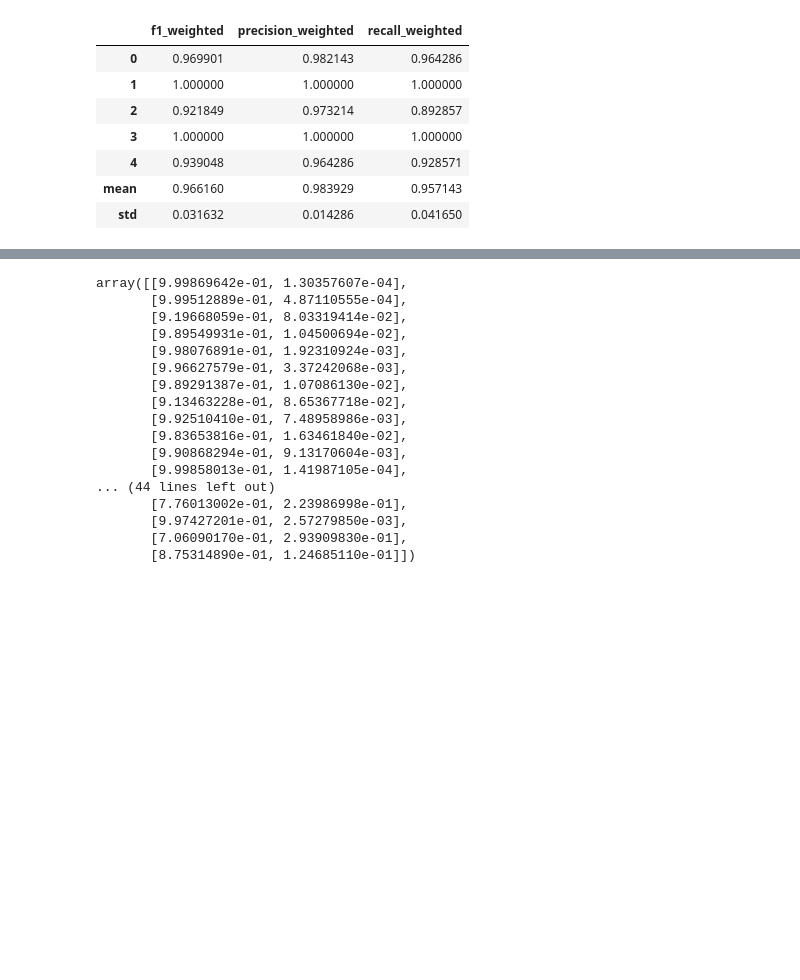
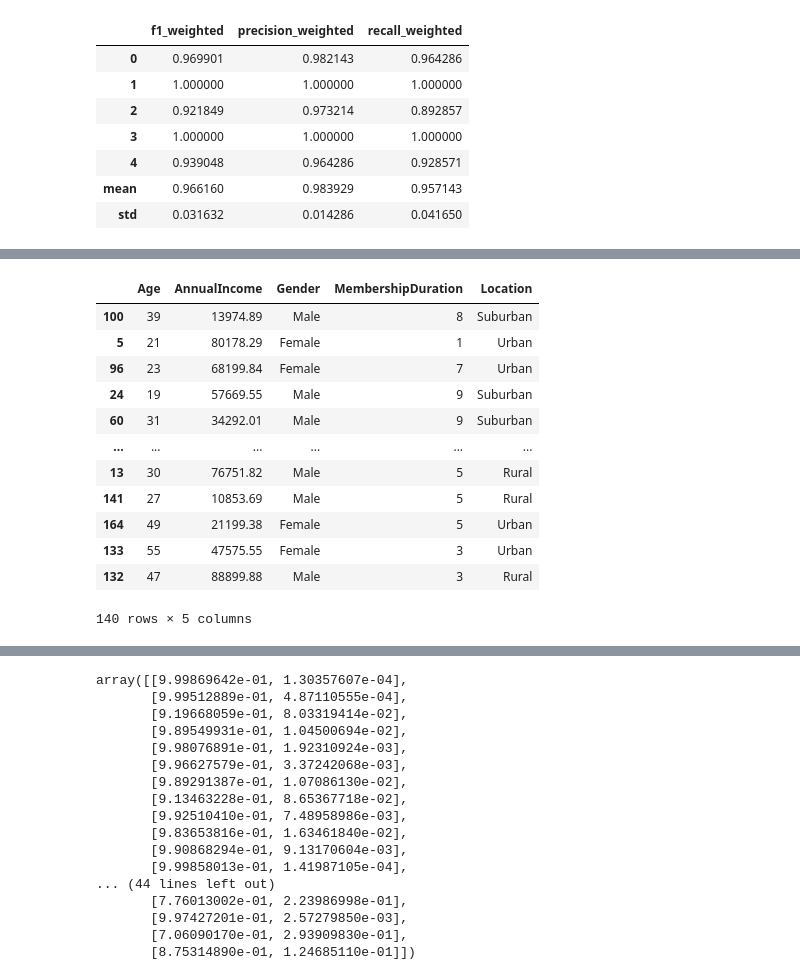
Before and after one commit to pradanaadn/churn-prediction, a Jupyter notebook: notebook/modelling.ipynb, the cells around one changed output, grey strips where cells are left out. Cells and saved outputs as stored; diff of their text form; code cells hidden in the pictures; blank space fills up the shorter version.

```diff
--- a/notebook/modelling.ipynb
+++ b/notebook/modelling.ipynb
@@ -100,0 +136,16 @@ score_df
+# %%
+pd.DataFrame(X_train, columns = list(X.columns))
+# %% [output]
+|  | Age | AnnualIncome | Gender | MembershipDuration | Location |
+| 100 | 39 | 13974.89 | Male | 8 | Suburban |
+| 5 | 21 | 80178.29 | Female | 1 | Urban |
+| 96 | 23 | 68199.84 | Female | 7 | Urban |
+| 24 | 19 | 57669.55 | Male | 9 | Suburban |
+| 60 | 31 | 34292.01 | Male | 9 | Suburban |
+| ... | ... | ... | ... | ... | ... |
+| 13 | 30 | 76751.82 | Male | 5 | Rural |
+| 141 | 27 | 10853.69 | Male | 5 | Rural |
+| 164 | 49 | 21199.38 | Female | 5 | Urban |
+| 133 | 55 | 47575.55 | Female | 3 | Urban |
+| 132 | 47 | 88899.88 | Male | 3 | Rural |
+140 rows × 5 columns
```
Also changed, not shown: parts of 11 cells of this notebook, 2 other files.
